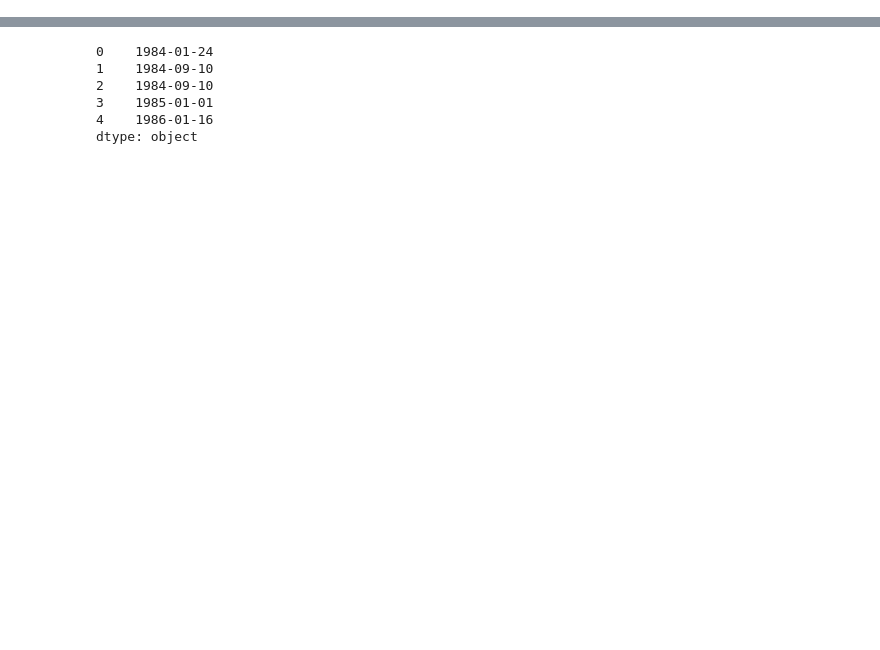
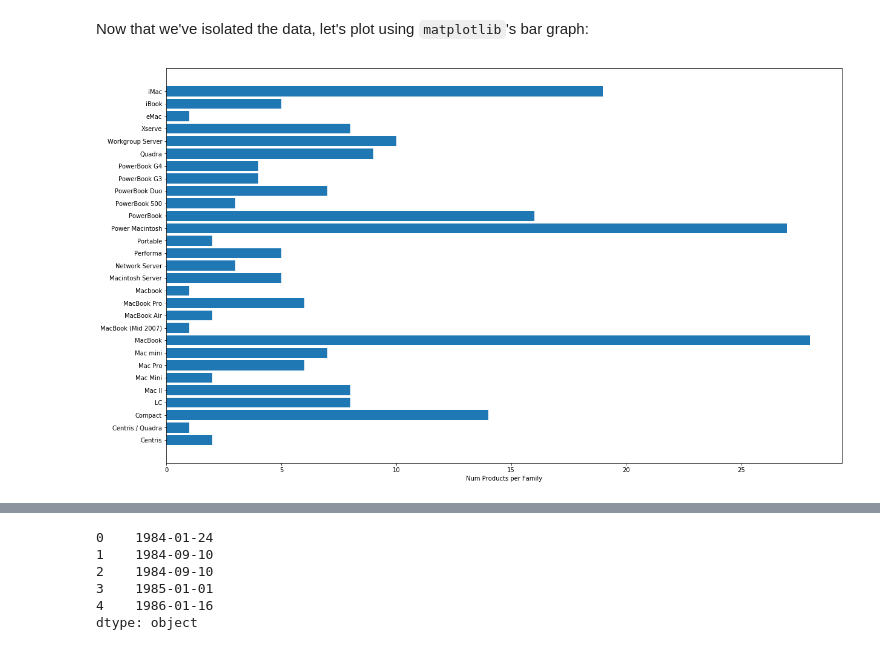
Before and after one commit to mertzjames/tutorials, a Jupyter notebook: Jupyter/Lab/challenge_lifespan_Solution.ipynb, the cells around one changed output, grey strips where cells are left out. Cells and saved outputs as stored; diff of their text form; code cells hidden in the pictures; blank space fills up the shorter version.

```diff
--- a/Jupyter/Lab/challenge_lifespan_Solution.ipynb
+++ b/Jupyter/Lab/challenge_lifespan_Solution.ipynb
@@ -10,0 +71,9 @@ mac_timeline_data = pd.read_csv("Macintosh_timeline.csv")
+# %% [markdown]
+Now that we've isolated the data, let's plot using `matplotlib`'s bar graph:
+# %%
+plt.rcParams['figure.figsize'] = (20, 12)
+plt.barh(families.value_counts().index, families.value_counts().values)
+plt.xlabel("Num Products per Family")
+plt.show()
+# %% [output]
+[figure, added]
```
Also changed, not shown: parts of 36 cells of this notebook, 1 other file.
